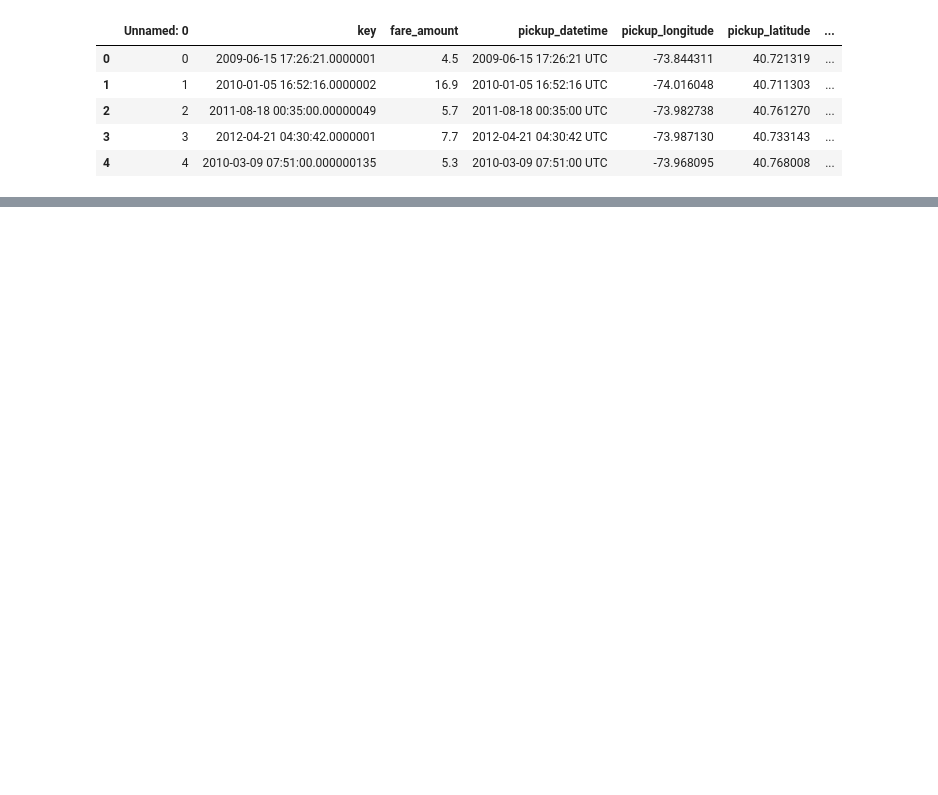
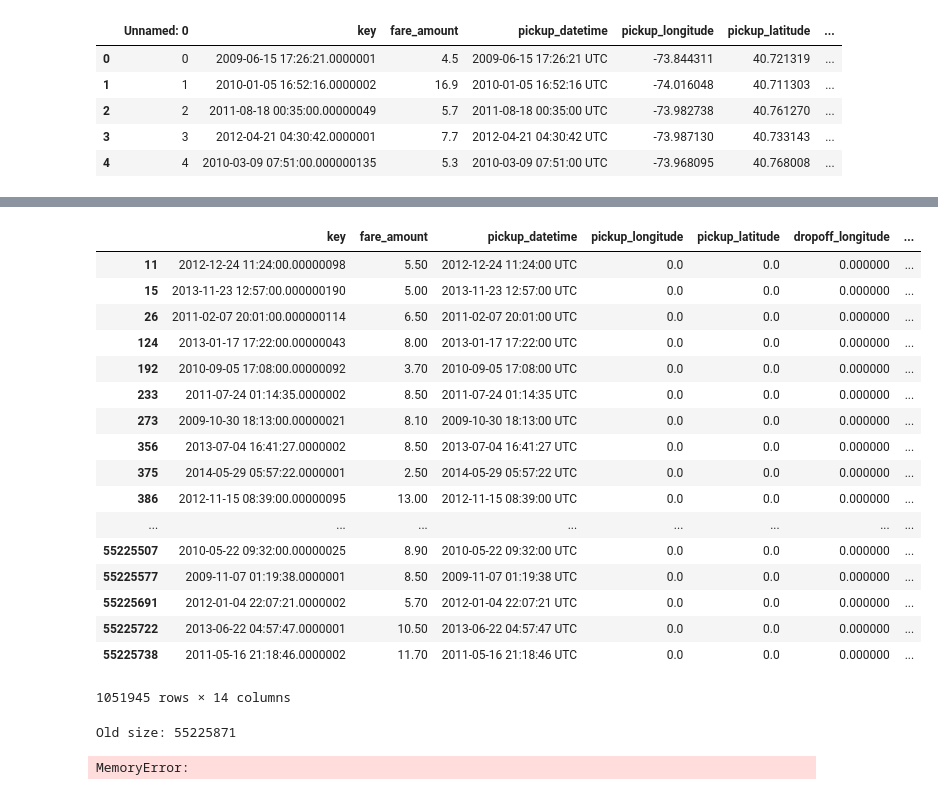
Before and after one commit to mehulrai/capstone1, a Jupyter notebook: Project Capstone Project 1/Data Story/Part 1 - Data Cleaning.ipynb, the cells around one changed output, grey strips where cells are left out. Drawn from its saved outputs; the diff is of its cells as text; code cells hidden in the pictures; blank space fills up the shorter version.

```diff
--- a/Project Capstone Project 1/Data Story/Part 1 - Data Cleaning.ipynb
+++ b/Project Capstone Project 1/Data Story/Part 1 - Data Cleaning.ipynb
@@ -296,0 +375,32 @@ plt.show()
+# %%
+#pickup_longitude has some 0 values
+nulls1 = train_data[train_data.pickup_longitude==0]
+nulls1
+# %% [output]
+|  | key | fare_amount | pickup_datetime | pickup_longitude | pickup_latitude | dropoff_longitude | ... |
+| 11 | 2012-12-24 11:24:00.00000098 | 5.50 | 2012-12-24 11:24:00 UTC | 0.0 | 0.0 | 0.000000 | ... |
+| 15 | 2013-11-23 12:57:00.000000190 | 5.00 | 2013-11-23 12:57:00 UTC | 0.0 | 0.0 | 0.000000 | ... |
+| 26 | 2011-02-07 20:01:00.000000114 | 6.50 | 2011-02-07 20:01:00 UTC | 0.0 | 0.0 | 0.000000 | ... |
+| 124 | 2013-01-17 17:22:00.00000043 | 8.00 | 2013-01-17 17:22:00 UTC | 0.0 | 0.0 | 0.000000 | ... |
+| 192 | 2010-09-05 17:08:00.00000092 | 3.70 | 2010-09-05 17:08:00 UTC | 0.0 | 0.0 | 0.000000 | ... |
+| 233 | 2011-07-24 01:14:35.0000002 | 8.50 | 2011-07-24 01:14:35 UTC | 0.0 | 0.0 | 0.000000 | ... |
+| 273 | 2009-10-30 18:13:00.00000021 | 8.10 | 2009-10-30 18:13:00 UTC | 0.0 | 0.0 | 0.000000 | ... |
+| 356 | 2013-07-04 16:41:27.0000002 | 8.50 | 2013-07-04 16:41:27 UTC | 0.0 | 0.0 | 0.000000 | ... |
+| 375 | 2014-05-29 05:57:22.0000001 | 2.50 | 2014-05-29 05:57:22 UTC | 0.0 | 0.0 | 0.000000 | ... |
+| 386 | 2012-11-15 08:39:00.00000095 | 13.00 | 2012-11-15 08:39:00 UTC | 0.0 | 0.0 | 0.000000 | ... |
+| ... | ... | ... | ... | ... | ... | ... | ... |
+| 55225507 | 2010-05-22 09:32:00.00000025 | 8.90 | 2010-05-22 09:32:00 UTC | 0.0 | 0.0 | 0.000000 | ... |
+| 55225577 | 2009-11-07 01:19:38.0000001 | 8.50 | 2009-11-07 01:19:38 UTC | 0.0 | 0.0 | 0.000000 | ... |
+| 55225691 | 2012-01-04 22:07:21.0000002 | 5.70 | 2012-01-04 22:07:21 UTC | 0.0 | 0.0 | 0.000000 | ... |
+| 55225722 | 2013-06-22 04:57:47.0000001 | 10.50 | 2013-06-22 04:57:47 UTC | 0.0 | 0.0 | 0.000000 | ... |
+| 55225738 | 2011-05-16 21:18:46.0000002 | 11.70 | 2011-05-16 21:18:46 UTC | 0.0 | 0.0 | 0.000000 | ... |
+1051945 rows × 14 columns
+# %%
+# Removing 0 fare_amount
+
+print('Old size: %d' % len(train_data))
+train_data = train_data[train_data.fare_amount>=1.0]
+print('New size: %d' % len(train_data))
+# %% [output]
+Old size: 55225871
+MemoryError:
```
Also changed, not shown: parts of 27 cells of this notebook.
